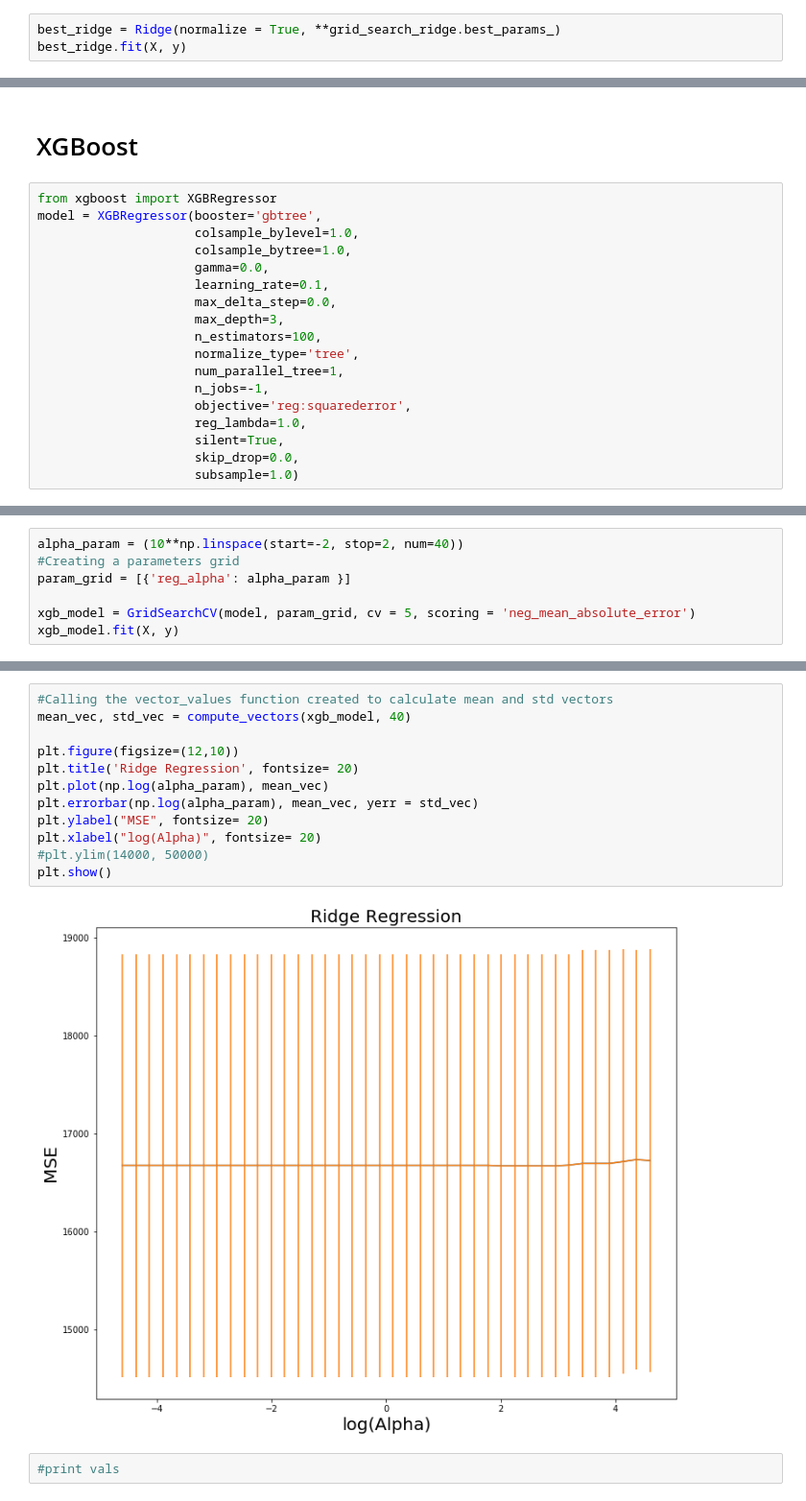
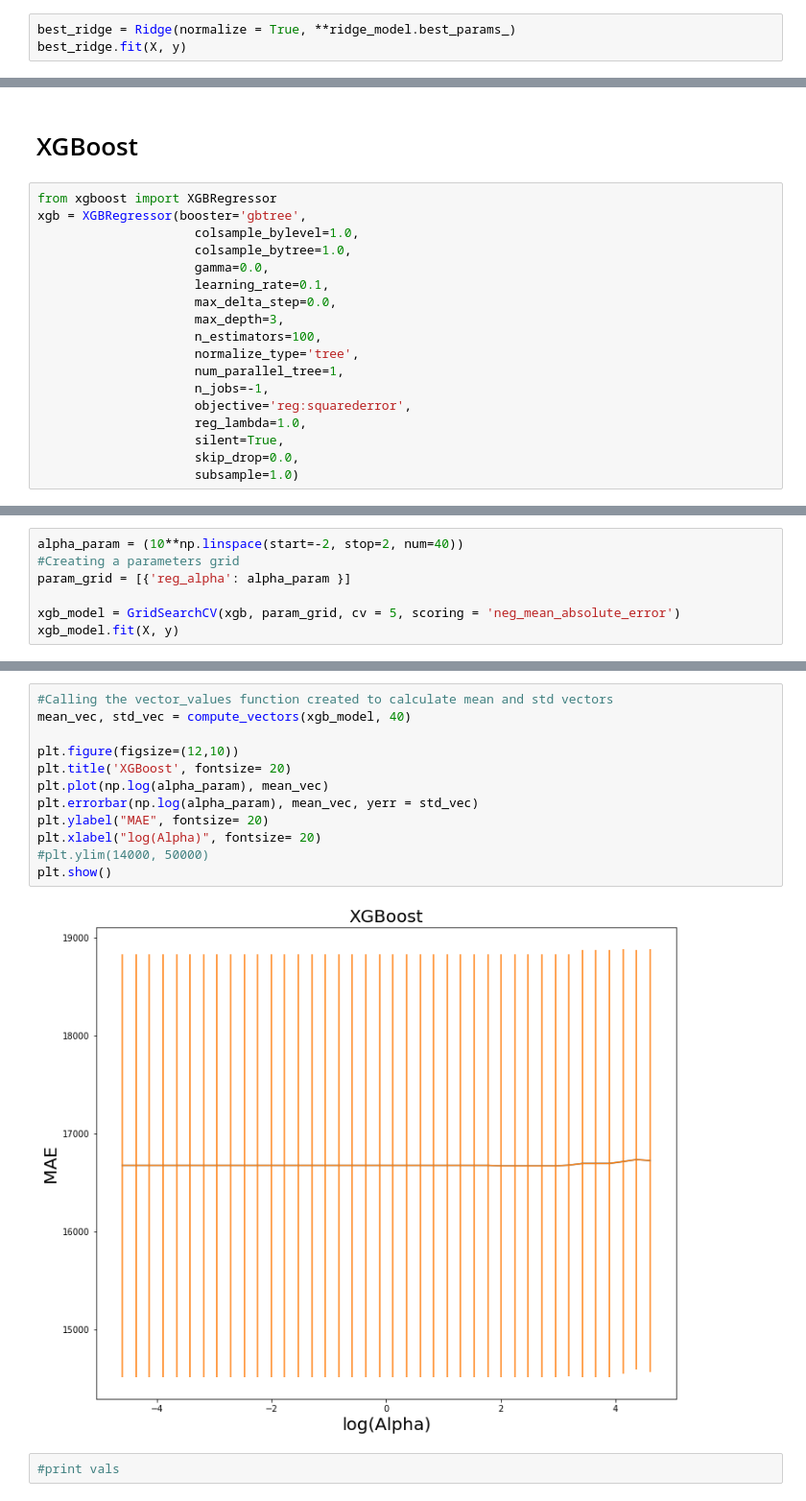
Before and after one commit to rahimrasool/housing_price, a Jupyter notebook: notebooks/5_Modelling.ipynb, the cells around one changed output, grey strips where cells are left out. Shown at 96% size. Cells and saved outputs as stored; diff of their text form.

Commit message:
Update modelling

```diff
--- a/notebooks/5_Modelling.ipynb
+++ b/notebooks/5_Modelling.ipynb
@@ -115,6 +115,6 @@ ridge_model.best_params_
 # %% [output]
 {'alpha': 0.4498432668969444}
 # %%
-best_ridge = Ridge(normalize = True, **grid_search_ridge.best_params_)
+best_ridge = Ridge(normalize = True, **ridge_model.best_params_)
 best_ridge.fit(X, y)
 # %% [output]
@@ -189,7 +185,7 @@ plt.show()
 # XGBoost
 # %%
 from xgboost import XGBRegressor
-model = XGBRegressor(booster='gbtree',
+xgb = XGBRegressor(booster='gbtree',
                      colsample_bylevel=1.0,
                      colsample_bytree=1.0,
                      gamma=0.0,
@@ -212,6 +206,6 @@ alpha_param = (10**np.linspace(start=-2, stop=2, num=40))
 #Creating a parameters grid
 param_grid = [{'reg_alpha': alpha_param }]
 
-xgb_model = GridSearchCV(model, param_grid, cv = 5, scoring = 'neg_mean_absolute_error')
+xgb_model = GridSearchCV(xgb, param_grid, cv = 5, scoring = 'neg_mean_absolute_error')
 xgb_model.fit(X, y)
 # %% [output]
@@ -253,17 +247,17 @@ GridSearchCV(cv=5, error_score=nan,
 # %%
 #Calling the vector_values function created to calculate mean and std vectors
 mean_vec, std_vec = compute_vectors(xgb_model, 40)
 
 plt.figure(figsize=(12,10))
-plt.title('Ridge Regression', fontsize= 20)
+plt.title('XGBoost', fontsize= 20)
 plt.plot(np.log(alpha_param), mean_vec)
 plt.errorbar(np.log(alpha_param), mean_vec, yerr = std_vec)
-plt.ylabel("MSE", fontsize= 20)
+plt.ylabel("MAE", fontsize= 20)
 plt.xlabel("log(Alpha)", fontsize= 20)
 #plt.ylim(14000, 50000)
 plt.show()
 # %% [output]
-[figure, old version]
+[figure, new version]
 # %%
 #print vals
 # %% [markdown]
```
Also changed, not shown: parts of 13 cells of this notebook, 1 other file.
